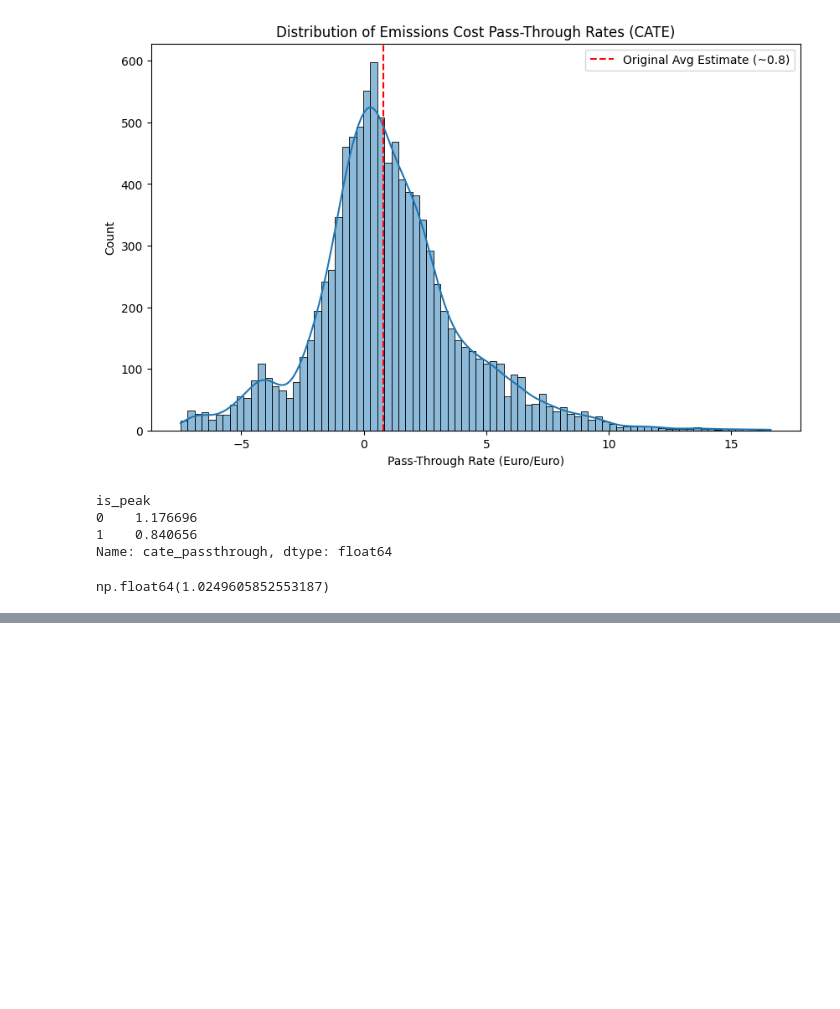
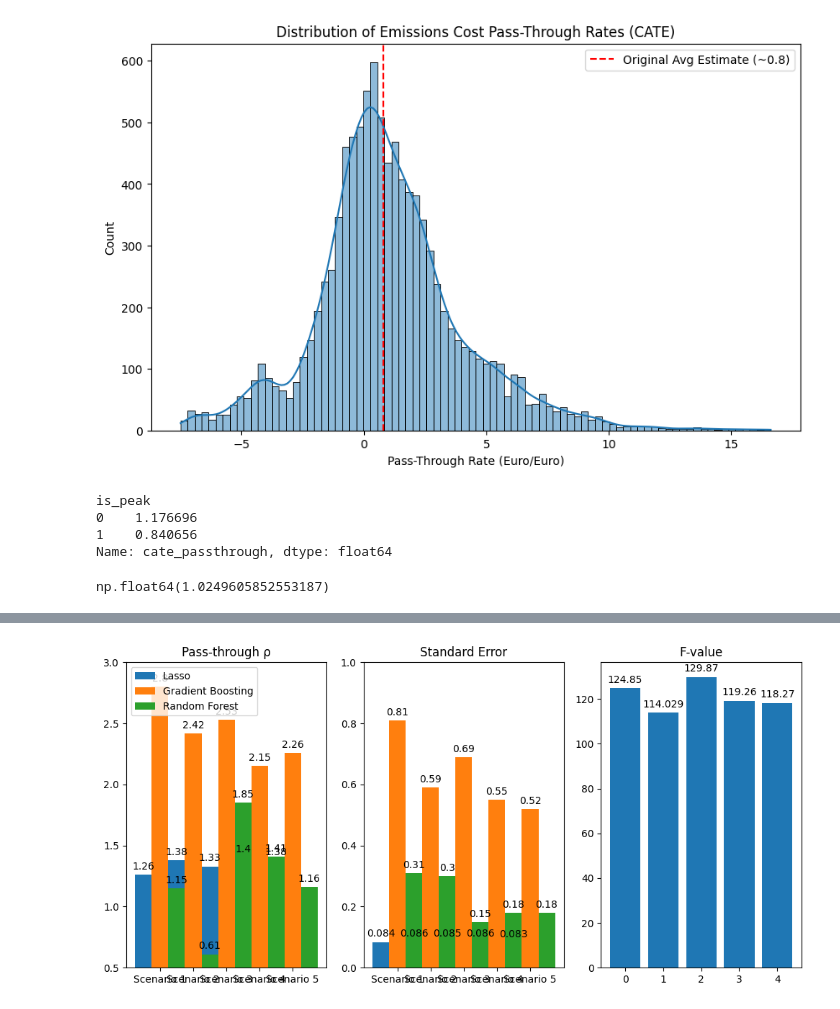
Before and after one commit to svenhominal/MGT-494_Project, a Jupyter notebook: casual_forest.ipynb, the cells around one changed output, grey strips where cells are left out. Cells and saved outputs as stored; diff of their text form; code cells hidden in the pictures; blank space fills up the shorter version.

```diff
--- a/casual_forest.ipynb
+++ b/casual_forest.ipynb
@@ -545,0 +1631,71 @@ np.float64(1.0249605852553187)
+# %%
+import matplotlib.pyplot as plt
+import numpy as np
+import pandas as pd
+
+# def grouped_bar_chart(df : pd.DataFrame, col_name : str, ax_row : int, ax_col : int):
+#     species = ("Test 1", "Test 2", "Test 3", "Test 4", "Test 5")
+
+#     x = np.array([0, 0, 0, 1, 1, 1, 2, 2, 2, 3, 3, 3, 4, 4, 4])  # the label locations
+#     width = 0.25  # the width of the bars
+#     multiplier = 0
+#     measurement = [0, 5, 10, 1, 6, 11, 2, 7, 12, 3, 8, 13, 4, 9, 14]
+#     penguin_means = {
+#     'Bill Depth': (18.35, 18.43, 14.98),
+#     'Bill Length': (38.79, 48.83, 47.50),
+#     'Flipper Length': (189.95, 195.82, 217.19),
+# }
+#     for i in range(df.shape[0]):
+#         offset = width * multiplier
+#         rects = ax[ax_row, ax_col].bar(x[i] + offset, df[col_name][measurement[i]], width, label=df["algorithm"][measurement[i]])
+#         ax[ax_row, ax_col].bar_label(rects, padding=3)
+#         multiplier += 1
+#     ax[ax_row, ax_col].set_xticks(x + width, xticks)
+#     ax[ax_row, ax_col].legend()
+
+df = pd.read_csv("table1_dml_results.csv")
+width = 0.5  # the width of the bars
+multiplier = 0
+fig, ax = plt.subplots(1, 3, figsize=(10, 5))
+scenarios = ("Scenario 1", "Scenario 2", "Scenario 3", "Scenario 4", "Scenario 5")
+x = np.arange(len(scenarios))
+# rho = {'Lasso': (1.2604739141348034, 1.3786189976561687, 1.3288072084567821, 1.39983617739055, 1.3767688257696626),
+#        'Gradient Boosting': (2.7996065408268485,2.422152958875178,2.525667258427391,2.1537130245598433,2.2583708502368167,),
+#        'Random Forest': (1.1549763593546352,0.6121323131463235,1.847331121812609,1.412100158711391,1.1574778116406415)}
+# se = {'Lasso': (0.08367606951383232,0.08609342488550752,0.08451465585972417,0.08602903891628783,0.08252860815519024,),
+#        'Gradient Boosting': (0.8094009864154458,0.5925211214709748,0.6910009525477567,0.5450572643648398,0.5249130795699655),
+#        'Random Forest': (0.30970092237698416,0.29919702491714634,0.15391297789873096,0.18196941316048743,0.18355958995918756)}
+# f = [124.84856930600658,114.0294006547586,129.87319331375556,119.26052331159288,118.27074490566373]
+rho = {'Lasso': (1.26, 1.38, 1.33, 1.40, 1.38),
+       'Gradient Boosting': (2.80,2.42,2.53,2.15,2.26,),
+       'Random Forest': (1.15,0.61,1.85,1.41,1.16)}
+se = {'Lasso': (0.084,0.086,0.085,0.086,0.083,),
+       'Gradient Boosting': (0.81,0.59,0.69,0.55,0.52),
+       'Random Forest': (0.31,0.30,0.15,0.18,0.18)}
+f = [124.85,114.029,129.87,119.26,118.27]
+for attribute, measurement in rho.items():
+    offset = width * multiplier
+    rects = ax[0].bar(x + offset, measurement, width, label=attribute)
+    ax[0].bar_label(rects, padding=3)
+    multiplier += 1
+ax[0].set_title('Pass-through ρ')
+ax[0].set_xticks(x + width, scenarios)
+ax[0].legend(loc='upper left', ncols=1)
+ax[0].set_ylim(0.5, 3)
+multiplier = 0
+for attribute, measurement in se.items():
+    offset = width * multiplier
+    rects = ax[1].bar(x + offset, measurement, width, label=attribute)
+    ax[1].bar_label(rects, padding=3)
+    multiplier += 1
+ax[1].set_title('Standard Error')
+ax[1].set_xticks(x + width, scenarios)
+# ax[1].legend(loc='upper left', ncols=3)
+ax[1].set_ylim(0, 1)
+rects = ax[2].bar(x, f)
+ax[2].bar_label(rects, padding=3)
+ax[2].set_title('F-value')
+plt.tight_layout()
+plt.show()
+# %% [output]
+[figure, added]
```
Also changed, not shown: parts of 16 cells of this notebook, 7 other files.
